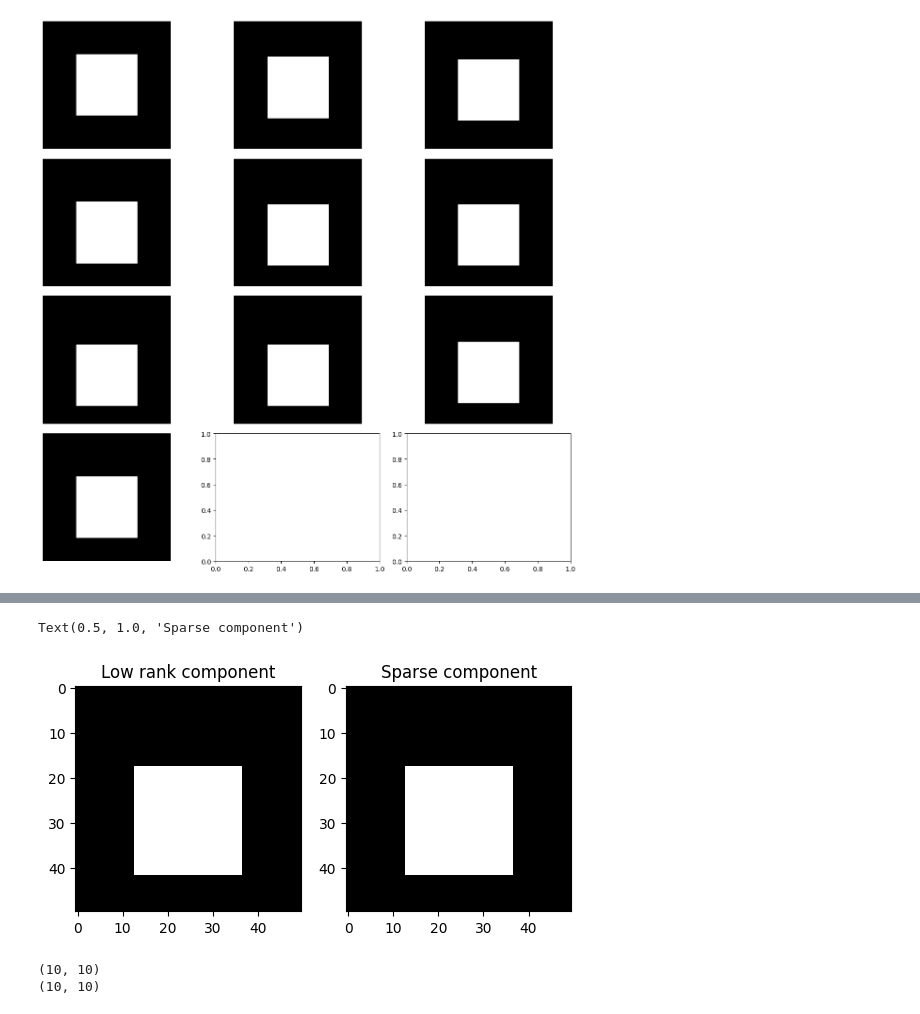
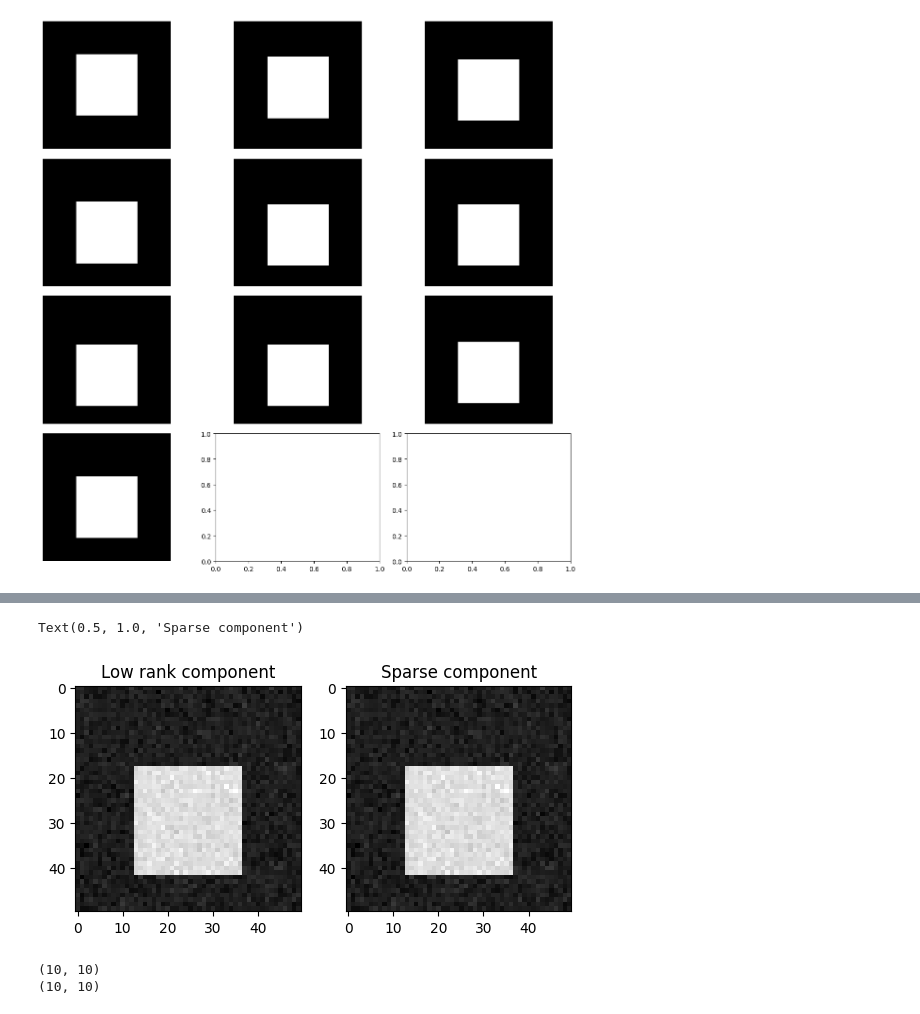
Before and after one commit to Norman-lib/LLBMOF-project, a Jupyter notebook: Example.ipynb, the cells around one changed output, grey strips where cells are left out. Saved outputs shown, nothing was run; the diff lists cells and outputs as text; code cells hidden in the pictures.

```diff
--- a/Example.ipynb
+++ b/Example.ipynb
@@ -225,16 +225,24 @@ iter:  10 error:  0.0875147852769702
 # %%
+import numpy as np
+
+# Add Gaussian noise to the synthetic cube
+noise_std = 0.05
+noisy_synthetic_cube = syntheticCube + np.random.normal(0, noise_std, syntheticCube.shape)
+
+
+
 frame = 34
 
 plt.figure()
 plt.subplot(1,2,1)
-plt.imshow(syntheticCube[frame, :,:],cmap='gray')
+plt.imshow(noisy_synthetic_cube[frame, :,:],cmap='gray')
 plt.title('Low rank component')
 plt.subplot(1,2,2)
-plt.imshow(syntheticCube[frame , :,:],cmap='gray')
+plt.imshow(noisy_synthetic_cube[frame , :,:],cmap='gray')
 plt.title('Sparse component')
 # %% [output]
 Text(0.5, 1.0, 'Sparse component')
-[figure, old version]
+[figure, new version]
 # %%
 # Applying the flow algorithm
 from flowAlgorithm import flow_algorithm
```
Also changed, not shown: parts of 7 cells of this notebook.
